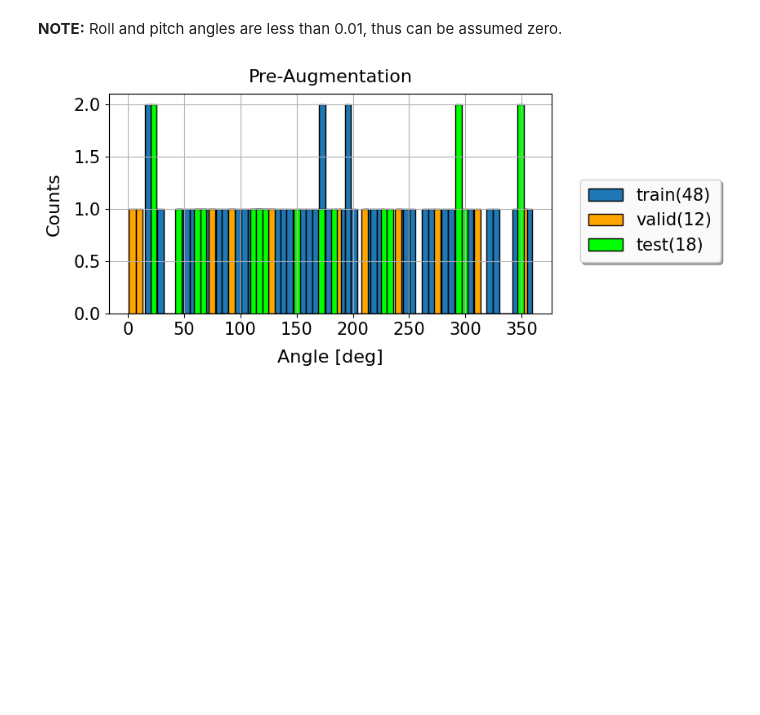
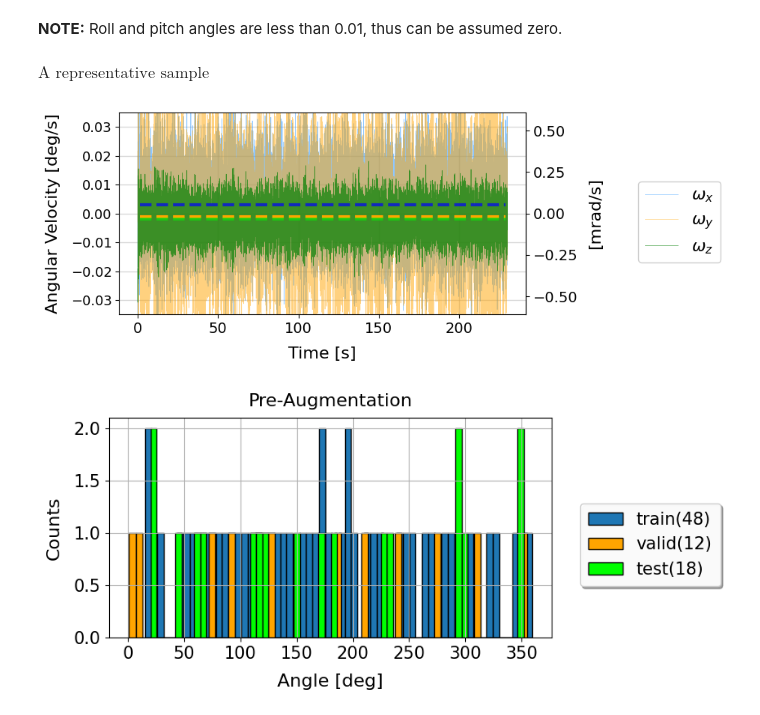
Before and after one commit to ansfl/Learning-Based-MEMS-Gyrocompassing, a Jupyter notebook: code/LBGC-Training.ipynb, the cells around one changed output. Cells and saved outputs as stored; diff of their text form; code cells hidden in the pictures; blank space fills up the shorter version.

```diff
--- a/code/LBGC-Training.ipynb
+++ b/code/LBGC-Training.ipynb
@@ -115,13 +118,0 @@ f_normalize  = lambda x: (x-x.mean())/(x.max()-x.min())
-# %%
-paths_train = glob.glob( PATH_process + '/Data/1 hr/*.csv', recursive = True);
-
-X_df = [];
-x_gyr_hr, x_acc_hr = [], []
-
-df = pd.read_csv( paths_train[0], skiprows=18).iloc[:, 1:4] # , nrows=10000
-CFG.t_len = df.shape[0]
-CFG.duration  = CFG.t_len*CFG.dt                # [sec]
-CFG.time = np.arange(0, CFG.duration, CFG.dt)   # [sec]
-
-df = df.loc[:CFG.t_len-1, ~df.columns.str.contains('^Unnamed')].dropna(how='all').reset_index(drop=True)
-x_gyr_hr = df.values
@@ -532,6 +362,40 @@ for i, path_i in enumerate( paths_sort[:n_test] ):
 18) GT: 352.0    GC: 358.8       err: -6.8       (w_x, w_y, w_z) = (0.0030, 0.0001, -0.0019)     |w_ib|: 12.67
 # %% [markdown]
 **NOTE:** Roll and pitch angles are less than 0.01, thus can be assumed zero.
+# %% [markdown]
+$\text{A representative sample}$
+# %%
+#@title
+
+w_idx = 2
+w_ix, w_iy, w_iz = x_gyr_train_valid[w_idx,:,0], x_gyr_train_valid[w_idx,:,1], x_gyr_train_valid[w_idx,:,2]
+
+fig, ax = plt.subplots(figsize=(7, 3.5))
+ax.plot( CFG.time, w_ix, ls='-', lw=.5, alpha=.5, c='dodgerblue');
+ax.plot( CFG.time, w_iy, ls='-', lw=.5, alpha=.5, c='orange');
+ax.plot( CFG.time, w_iz, ls='-', lw=.5, alpha=.7, c='green');
+
+x_min, x_max = 0.05, 0.95
+ax.axhline(w_ix.mean(), x_min, x_max, ls='--', lw=3., c='blue', alpha=.7);
+ax.axhline(w_iy.mean(), x_min, x_max, ls='--', lw=3., c='orange');
+ax.axhline(w_iz.mean(), x_min, x_max, ls='--', lw=3., c='lime', alpha=.5);
+
+ax.set_xlabel(r'Time [s]', fontsize=16, labelpad=10)
+ax.set_ylabel(r'Angular Velocity [deg/s]', fontsize=16, labelpad=10)
+ax.grid(True, which='both', ls='-', lw=1., alpha=0.5)
+ax.set_ylim([-0.035, +0.035]); # ax.set_xlim([-10, 300])
+
+ax.tick_params(axis='y', which='major', labelsize=13)
+ax.tick_params(axis='x', which='major', labelsize=14)
+
+# ---------------- Secondary y-axis ---------------- #
+secay = ax.secondary_yaxis('right', functions=(deg_2_mrad, deg_2_mrad))
+secay.set_ylabel(r'[mrad/s]', fontsize=16, labelpad=10)
+secay.tick_params(axis='both', which='major', labelsize=14)
+
+ax.legend([r'$\omega_x$', r'$\omega_y$', r'$\omega_z$'], loc='upper right', framealpha=0.95, fontsize=16, fancybox=True, bbox_to_anchor=(1.5, 0.7));
+# %% [output]
+[figure, added]
 # %%
 train_set, valid_set, test_set = [], [], []; np.random.seed( np.random.randint(1000) )
 idx_train_valid = np.arange( x_gyr_train_valid.shape[0] ); np.random.shuffle(idx_train_valid)
```
Also changed, not shown: parts of 14 cells of this notebook, 1 other file.
